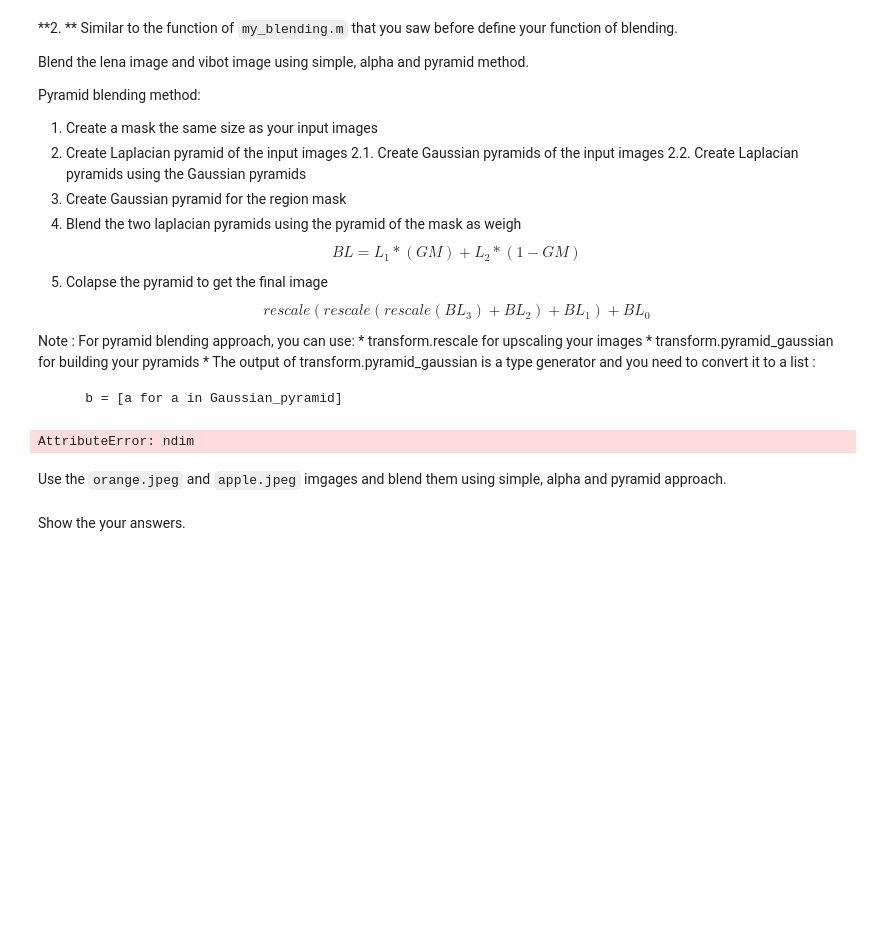
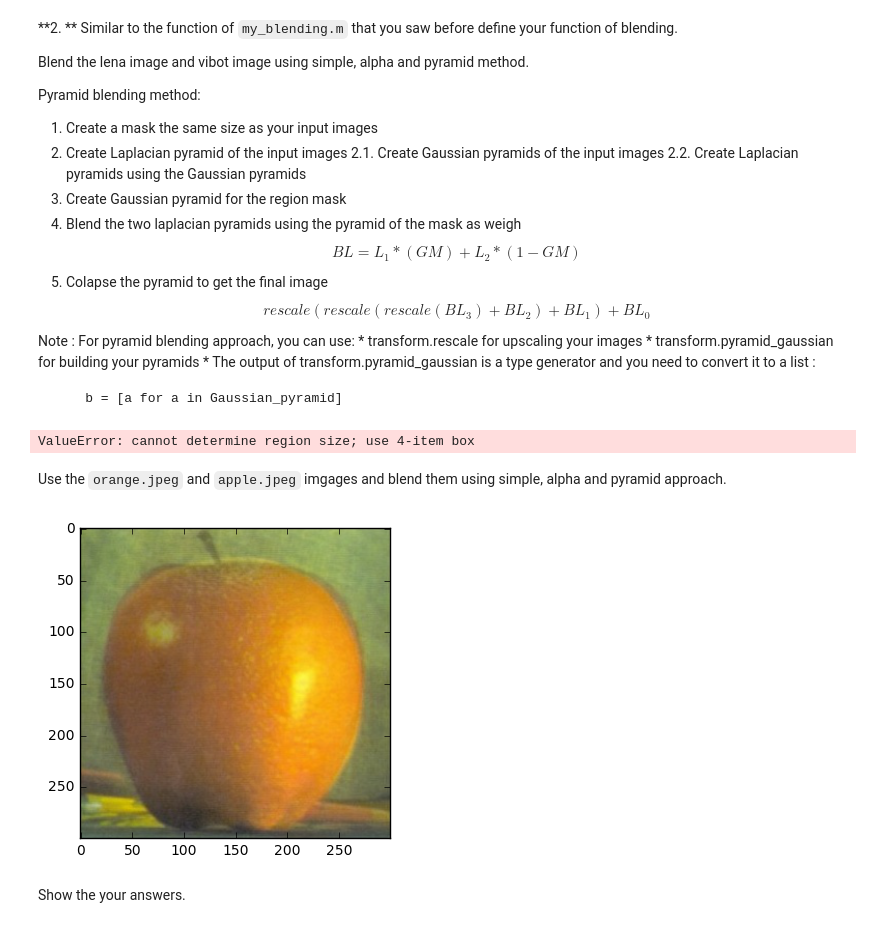
Before and after one commit to AbdElRahman-Gaber/B31XB-IIP-TP-1617, a Jupyter notebook: 3-interpolation-blending/3-interpolation-blending.ipynb, the cells around one changed output. Saved outputs shown, nothing was run; the diff lists cells and outputs as text; code cells hidden in the pictures; blank space fills up the shorter version.

```diff
--- a/3-interpolation-blending/3-interpolation-blending.ipynb
+++ b/3-interpolation-blending/3-interpolation-blending.ipynb
@@ -121,7 +121,7 @@ from PIL import Image
 #from skimage.transform import resize
 #im = resize(im, (222, 301))
 
-Vibot_img = Image.open(filename2).convert('LA') #vibot
+Vibot_img = Image.open(filename2).convert('L') #vibot 'LA'
 width1, height1 = Vibot_img.size   # Get dimensions
 new_width = width1/2
 new_height = height1
@@ -147,15 +147,24 @@ bottom = height1
 lena_crop = im.crop((left, top, right, bottom))
 
 from skimage import color
-vibot_grey = color.rgb2gray(vibot_crop)
+
+#vibot_grey = color.rgb2gray(vibot_crop)
 #im = color.rgb2gray(vibot_crop)
 #vibot_crop = rescale_intensity(vibot_crop, out_range=(0, 255))
 
 lena = img_as_float(lena_crop)
 vibot = img_as_float(vibot_crop)
 
-alpha = 0.5
-out = lena * (1.0 - alpha) + vibot * alpha
+result = Image.new('L', (222, 301))
+
+x_offset = 0
+result.paste(lena, (x_offset,0))
+x_offset = vibot.size
+result.paste(vibot, (x_offset,0))
+
+
+#alpha = 0.5
+#result = lena * (1.0 - alpha) + vibot * alpha
 
 #img3 = Image.alpha_composite(vibot_crop, lena_crop)
 
@@ -163,8 +172,13 @@ out = lena * (1.0 - alpha) + vibot * alpha
 plt.figure
 plt.imshow(vibot_crop, cmap=plt.cm.gray)
 plt.show()
+
 plt.figure
 plt.imshow(lena_crop, cmap=plt.cm.gray)
+plt.show()
+
+plt.figure
+plt.imshow(out, cmap=plt.cm.gray)
 plt.show()
 
 
@@ -175,5 +189,5 @@ plt.show()
 #plt.imshow(out, cmap=plt.cm.gray)
 #plt.show()
 # %% [output]
-AttributeError: ndim
+ValueError: cannot determine region size; use 4-item box
 # %% [markdown]
@@ -180,3 +195,19 @@ AttributeError: ndim
 Use the `orange.jpeg` and `apple.jpeg` imgages and blend them using simple, alpha and pyramid approach.
+# %%
+file_orange = './images/orange.jpeg'
+file_apple = './images/apple.jpeg'
+orange_img = Image.open(file_orange)
+apple_img = Image.open(file_apple)
+orange = img_as_float(orange_img)
+apple = img_as_float(apple_img)
+
+alpha = 0.5
+out = orange * (1.0 - alpha) + apple * alpha
+
+plt.figure
+plt.imshow(out, cmap=plt.cm.gray)
+plt.show()
+# %% [output]
+[figure, added]
 # %% [markdown]
 Show the your answers.
```
